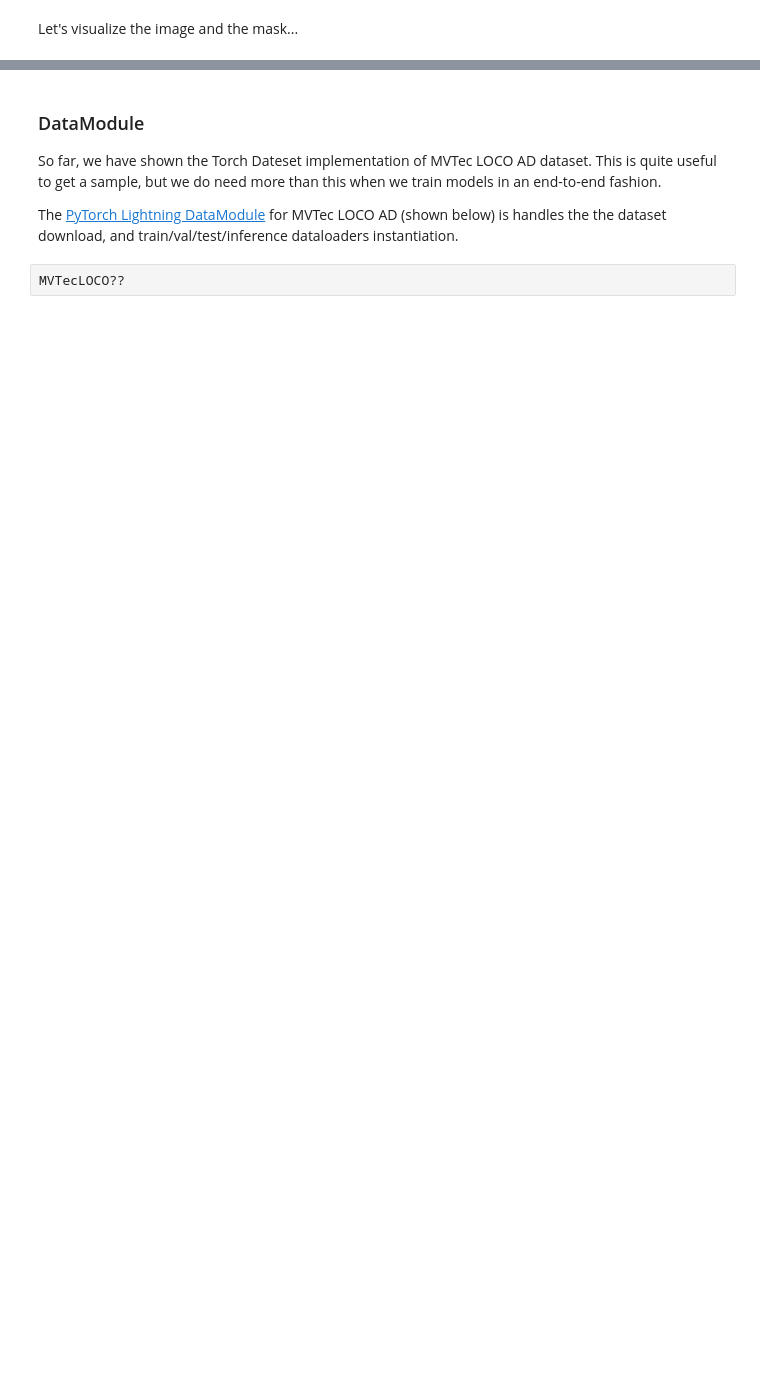
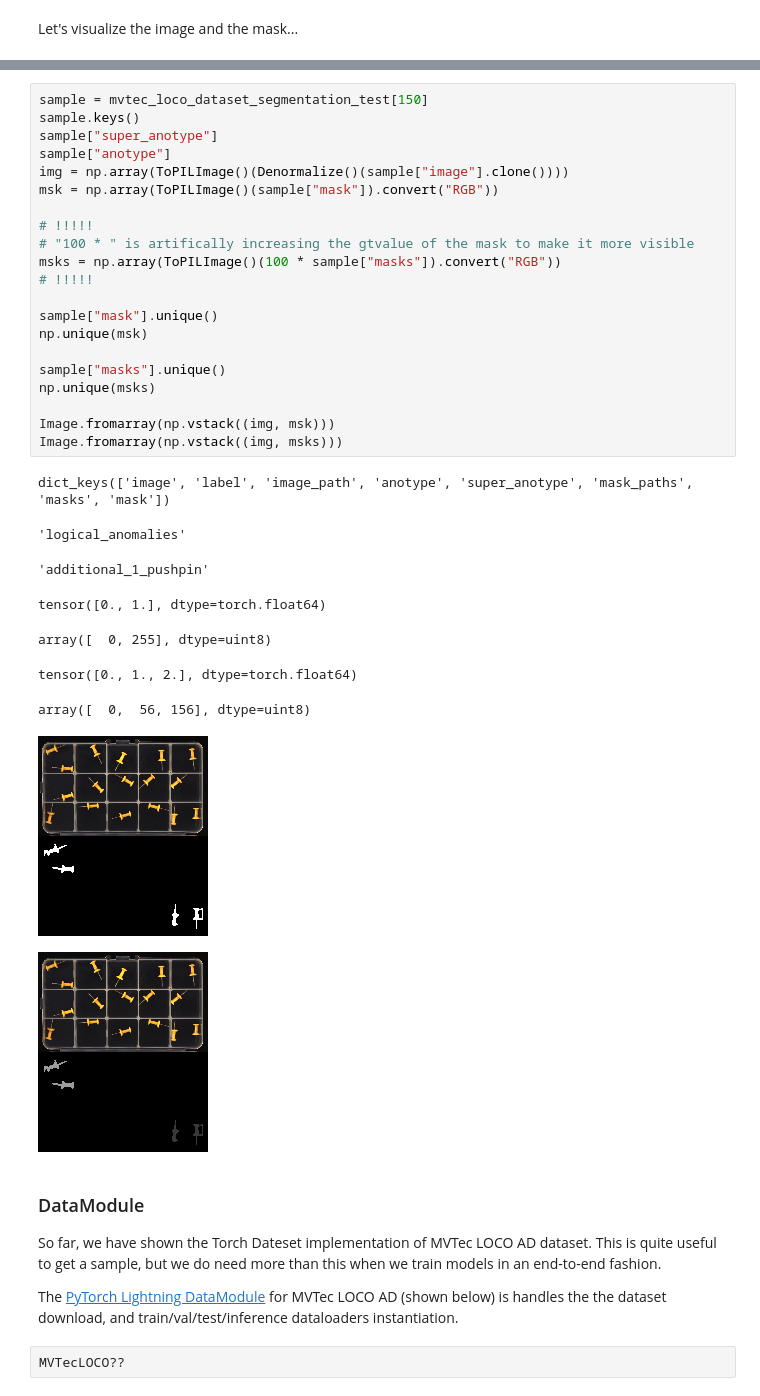
Before and after one commit to openvinotoolkit/anomalib, a Jupyter notebook: notebooks/100_datamodules/104_mvtec_loco.ipynb, the cells around one changed output, grey strips where cells are left out. Drawn from its saved outputs; the diff is of its cells as text; blank space fills up the shorter version.

```diff
--- a/notebooks/100_datamodules/104_mvtec_loco.ipynb
+++ b/notebooks/100_datamodules/104_mvtec_loco.ipynb
@@ -117,3 +226,34 @@ Image.fromarray(np.vstack((np.array(img), np.array(msk))))
+# %%
+sample = mvtec_loco_dataset_segmentation_test[150]
+sample.keys()
+sample["super_anotype"]
+sample["anotype"]
+img = np.array(ToPILImage()(Denormalize()(sample["image"].clone())))
+msk = np.array(ToPILImage()(sample["mask"]).convert("RGB"))
+
+# !!!!!
+# "100 * " is artifically increasing the gtvalue of the mask to make it more visible
+msks = np.array(ToPILImage()(100 * sample["masks"]).convert("RGB"))
+# !!!!!
+
+sample["mask"].unique()
+np.unique(msk)
+
+sample["masks"].unique()
+np.unique(msks)
+
+Image.fromarray(np.vstack((img, msk)))
+Image.fromarray(np.vstack((img, msks)))
+# %% [output]
+dict_keys(['image', 'label', 'image_path', 'anotype', 'super_anotype', 'mask_paths', 'masks', 'mask'])
+'logical_anomalies'
+'additional_1_pushpin'
+tensor([0., 1.], dtype=torch.float64)
+array([  0, 255], dtype=uint8)
+tensor([0., 1., 2.], dtype=torch.float64)
+array([  0,  56, 156], dtype=uint8)
+[figure, added]
+[figure, added]
 # %% [markdown]
 ### DataModule
 
```
Also changed, not shown: parts of 20 cells of this notebook, 1 other file.
